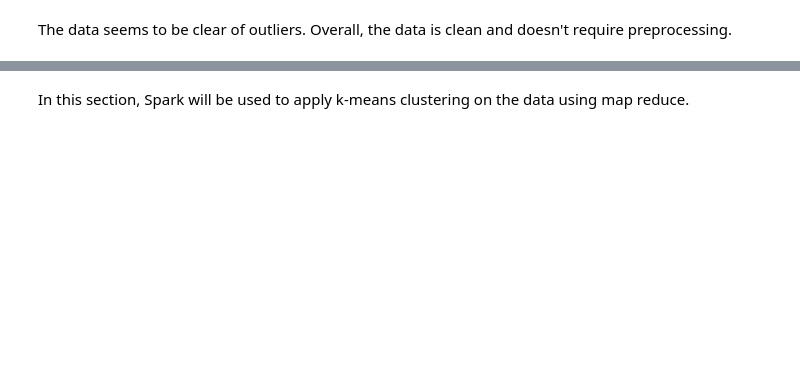
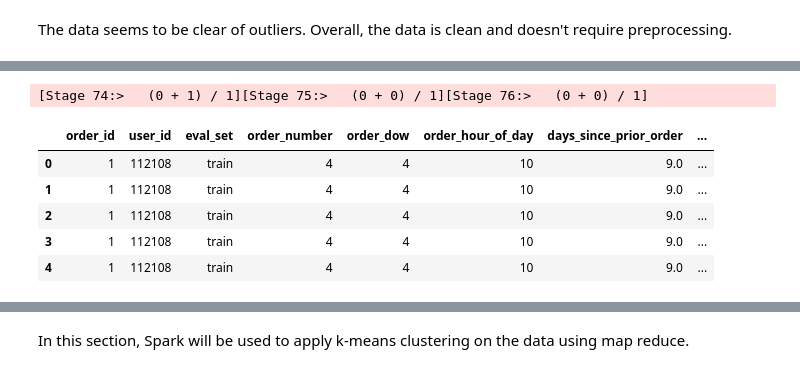
Before and after one commit to FatemaFawzy/InstaCart-Market-Basket-Analysis, a Jupyter notebook: MarketBasketAnalysis.ipynb, the cells around one changed output, grey strips where cells are left out. Cells and saved outputs as stored; diff of their text form; code cells hidden in the pictures; blank space fills up the shorter version.

```diff
--- a/MarketBasketAnalysis.ipynb
+++ b/MarketBasketAnalysis.ipynb
@@ -162,0 +188,13 @@ The data seems to be clear of outliers. Overall, the data is clean and doesn't r
+# %%
+orders_prod = orders.set_index('order_id').join(ordProdTrain.set_index('order_id')).reset_index().dropna()
+orders_prod['department'] = products.set_index('product_id').loc[orders_prod['product_id'].astype(int)].department_id.values
+orders_prod['department'] = departments.set_index('department_id').loc[orders_prod['department']].values
+orders_prod.head()
+# %% [output]
+[Stage 74:>   (0 + 1) / 1][Stage 75:>   (0 + 0) / 1][Stage 76:>   (0 + 0) / 1]
+|  | order_id | user_id | eval_set | order_number | order_dow | order_hour_of_day | days_since_prior_order | ... |
+| 0 | 1 | 112108 | train | 4 | 4 | 10 | 9.0 | ... |
+| 1 | 1 | 112108 | train | 4 | 4 | 10 | 9.0 | ... |
+| 2 | 1 | 112108 | train | 4 | 4 | 10 | 9.0 | ... |
+| 3 | 1 | 112108 | train | 4 | 4 | 10 | 9.0 | ... |
+| 4 | 1 | 112108 | train | 4 | 4 | 10 | 9.0 | ... |
```
Also changed, not shown: parts of 15 cells of this notebook.
